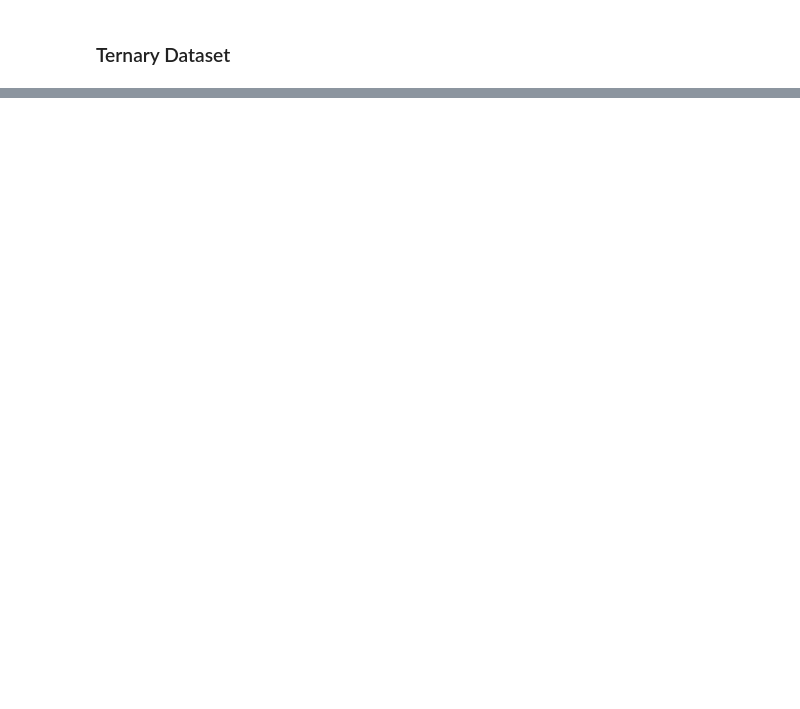
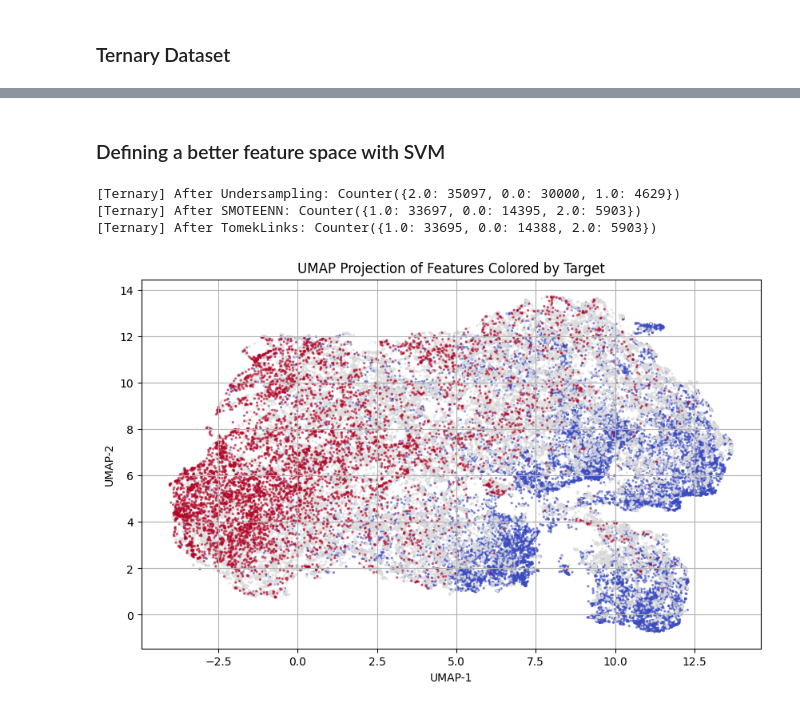
Before and after one commit to Pedr0S22/Diabetes-Diagnosis-Predicting-Diabetes-Through-Binary-and-Ternary-, a Jupyter notebook: code_eda.ipynb, the cells around one changed output, grey strips where cells are left out. Drawn from its saved outputs; the diff is of its cells as text; code cells hidden in the pictures; blank space fills up the shorter version.

```diff
--- a/code_eda.ipynb
+++ b/code_eda.ipynb
@@ -1274,0 +1353,47 @@ ValueError: Arguments `target` and `output` must have the same shape. Received:
+# %% [markdown]
+### Defining a better feature space with SVM
+# %%
+X = df_t.drop(columns=['Diabetes_012'])
+y = df_t['Diabetes_012']
+
+undersample2 = RandomUnderSampler(sampling_strategy={0.0: 30000}, random_state=17)
+X_und, y_und = undersample2.fit_resample(X, y)
+
+print("[Ternary] After Undersampling:", Counter(y_und))
+
+smote2 = SMOTEENN(random_state=42, sampling_strategy="auto", n_jobs=-1)
+X_und, y_und = smote2.fit_resample(X_und, y_und)
+print("[Ternary] After SMOTEENN:", Counter(y_und))
+
+#smote = SMOTE(random_state=22, sampling_strategy="auto")
+#X_und, y_und = smote.fit_resample(X_und, y_und)
+#print("[Ternary] After SMOTEE:", Counter(y_und))
+
+tomek = TomekLinks()
+X_und, y_und = tomek.fit_resample(X_und, y_und)
+print("[Ternary] After TomekLinks:", Counter(y_und))
+
+# Standardize features
+scaler = StandardScaler()
+X_scaled = scaler.fit_transform(X_und)
+
+pca = PCA(n_components=5)
+X_scaled = pca.fit_transform(X_scaled)
+
+# Apply UMAP for 2D projection
+umap_model = umap.UMAP(n_components=2, random_state=42)
+X_umap = umap_model.fit_transform(X_scaled)
+
+# Plot
+plt.figure(figsize=(10, 6))
+plt.scatter(X_umap[:, 0], X_umap[:, 1], c=y_und, cmap='coolwarm', s=2, alpha=0.5)
+plt.title("UMAP Projection of Features Colored by Target")
+plt.xlabel("UMAP-1")
+plt.ylabel("UMAP-2")
+plt.grid(True)
+plt.show()
+# %% [output]
+[Ternary] After Undersampling: Counter({2.0: 35097, 0.0: 30000, 1.0: 4629})
+[Ternary] After SMOTEENN: Counter({1.0: 33697, 0.0: 14395, 2.0: 5903})
+[Ternary] After TomekLinks: Counter({1.0: 33695, 0.0: 14388, 2.0: 5903})
+[figure, added]
```
Also changed, not shown: parts of 17 cells of this notebook, 2 other files.
